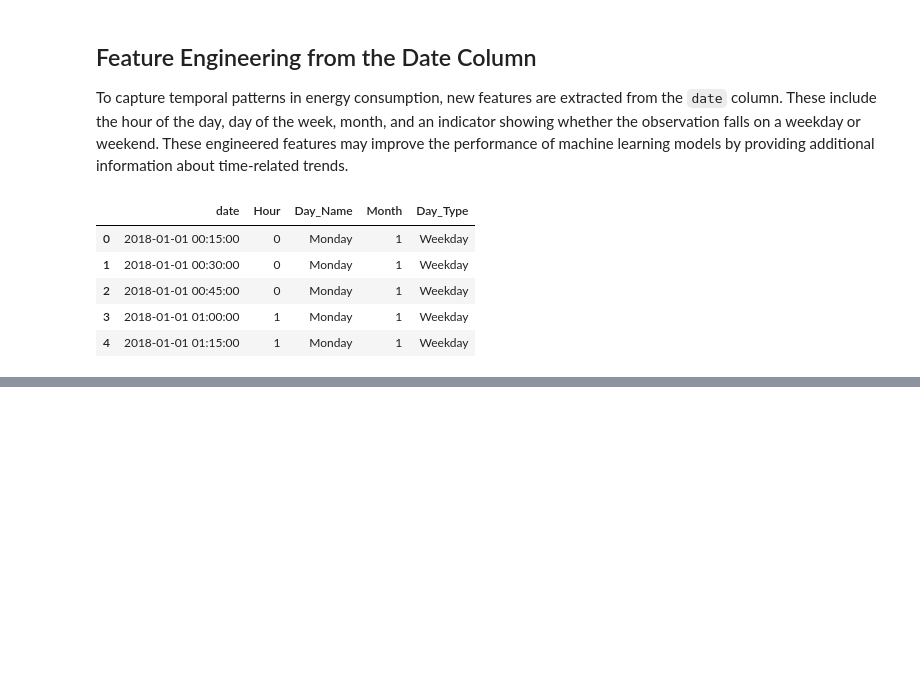
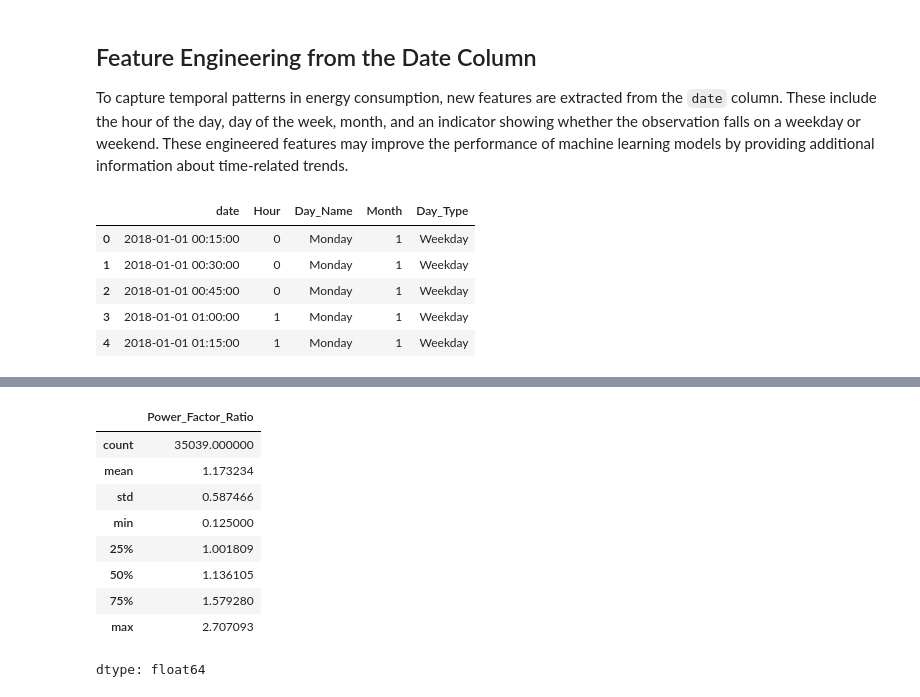
Before and after one commit to hania-sajjad/Week-2-Task, a Jupyter notebook: week2_eda.ipynb, the cells around one changed output, grey strips where cells are left out. Cells and saved outputs as stored; diff of their text form; code cells hidden in the pictures; blank space fills up the shorter version.

```diff
--- a/week2_eda.ipynb
+++ b/week2_eda.ipynb
@@ -186,0 +211,14 @@ df[['date', 'Hour', 'Day_Name', 'Month', 'Day_Type']].head()
+# %%
+#Verification
+df['Power_Factor_Ratio'].describe()
+# %% [output]
+|  | Power_Factor_Ratio |
+| count | 35039.000000 |
+| mean | 1.173234 |
+| std | 0.587466 |
+| min | 0.125000 |
+| 25% | 1.001809 |
+| 50% | 1.136105 |
+| 75% | 1.579280 |
+| max | 2.707093 |
+dtype: float64
```
Also changed, not shown: parts of 2 cells of this notebook.
